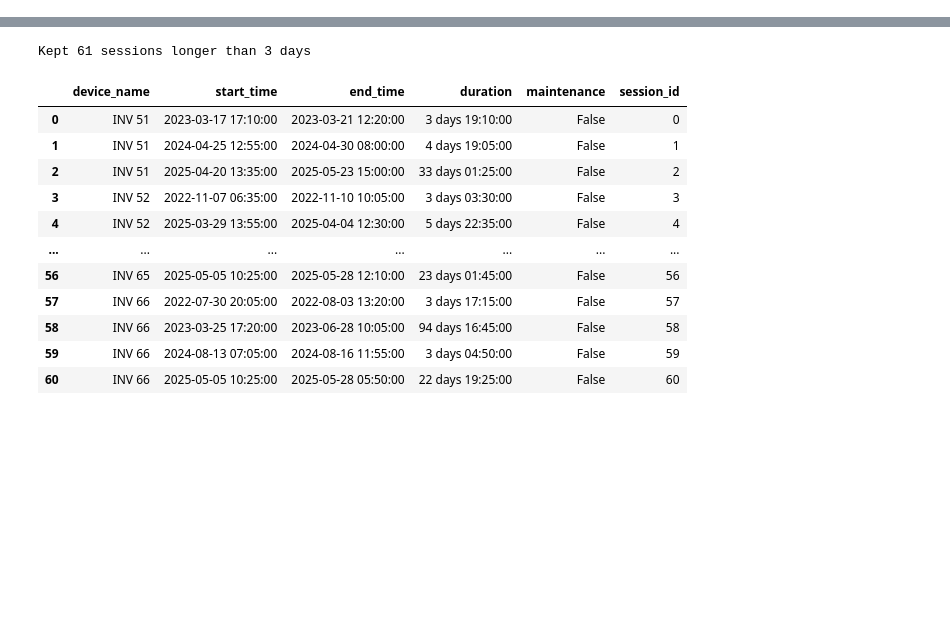
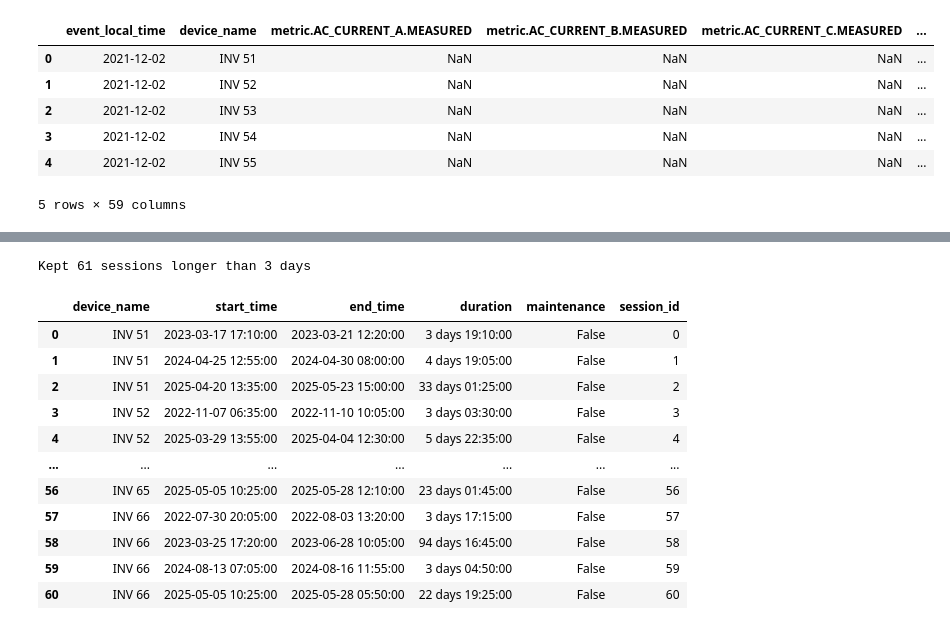
Before and after one commit to libao3128/predictive_maintenance, a Jupyter notebook: label_failure_sessions.ipynb, the cells around one changed output, grey strips where cells are left out. Saved outputs shown, nothing was run; the diff lists cells and outputs as text; code cells hidden in the pictures; blank space fills up the shorter version.

```diff
--- a/label_maintainance_session.ipynb
+++ b/label_failure_sessions.ipynb
@@ -0,0 +3,22 @@
+# %%
+# If you are running this code in Azure ML Studio, you need to use the following code to get the data
+'''
+from azure.ai.ml import MLClient
+from azure.identity import DefaultAzureCredential
+
+ml_client = MLClient.from_config(credential=DefaultAzureCredential())
+data_asset = ml_client.data.get("inverter_data", version="1")
+inverter_data_dd = pd.read_parquet(data_asset.path)
+'''
+
+# If you are running this code in local, you need to use the following code to get the data
+inverter_data_dd = pd.read_parquet("dataset/inverter_data/")
+inverter_data_dd.head()
+# %% [output]
+|  | event_local_time | device_name | metric.AC_CURRENT_A.MEASURED | metric.AC_CURRENT_B.MEASURED | metric.AC_CURRENT_C.MEASURED | ... |
+| 0 | 2021-12-02 | INV 51 | NaN | NaN | NaN | ... |
+| 1 | 2021-12-02 | INV 52 | NaN | NaN | NaN | ... |
+| 2 | 2021-12-02 | INV 53 | NaN | NaN | NaN | ... |
+| 3 | 2021-12-02 | INV 54 | NaN | NaN | NaN | ... |
+| 4 | 2021-12-02 | INV 55 | NaN | NaN | NaN | ... |
+5 rows × 59 columns
```
Also changed, not shown: parts of 11 cells of this notebook, 1 other file.
